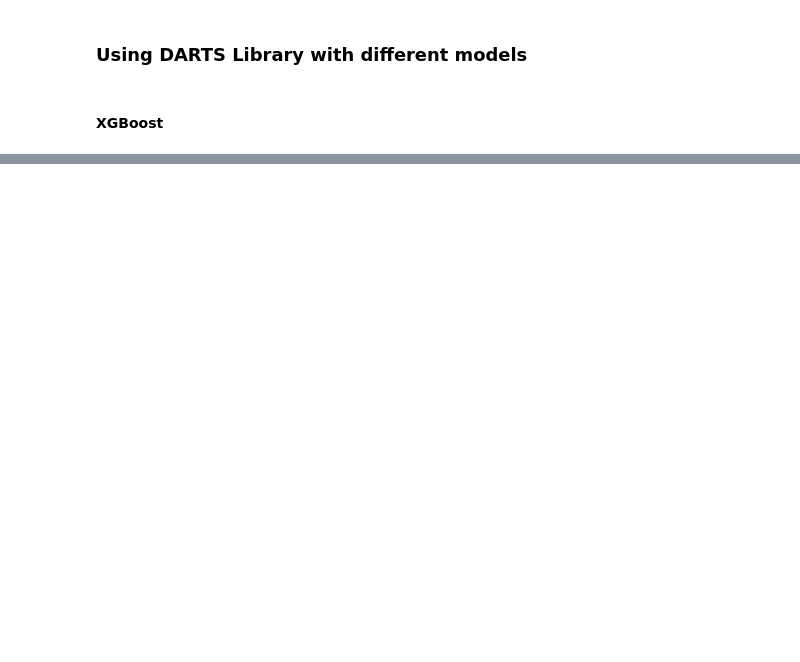
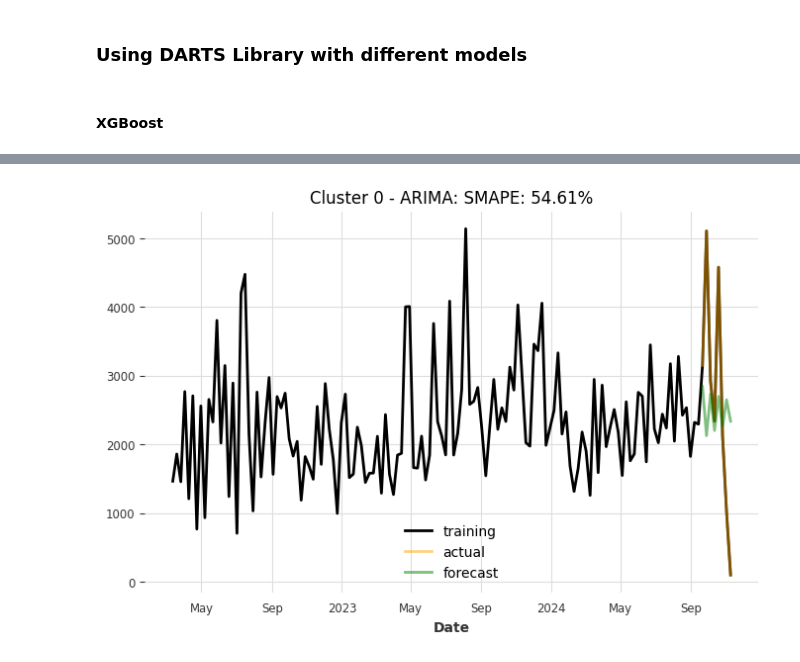
Before and after one commit to noeasyday7/bright_river, a Jupyter notebook: notebooks/time_forecasting_part.ipynb, the cells around one changed output, grey strips where cells are left out. Saved outputs shown, nothing was run; the diff lists cells and outputs as text; code cells hidden in the pictures; blank space fills up the shorter version.

```diff
--- a/notebooks/time_forecasting_part.ipynb
+++ b/notebooks/time_forecasting_part.ipynb
@@ -344,0 +225,18 @@ Optimization terminated successfully    (Exit mode 0)
+# %%
+import warnings
+warnings.filterwarnings('ignore')
+
+# Use the optimizer to find the best hyperparameters for the ARIMA model
+# Check the documentation for the model to see what hyperparameters are available
+from darts.models import ARIMA
+forecast_with_optimizer(model="ARIMA", cluster=0, model_name="ARIMA", param_space={
+    'p': range(1, 10),
+    'd': range(0, 3),
+    'q': range(1, 10)
+    },
+    optimizer_config={
+    'initial_random': 10,
+    'num_iteration': 50
+    }
+)
+# %% [output]
@@ -344,0 +245 @@ Optimization terminated successfully    (Exit mode 0)
+[figure, added]
```
Also changed, not shown: parts of 26 cells of this notebook.
